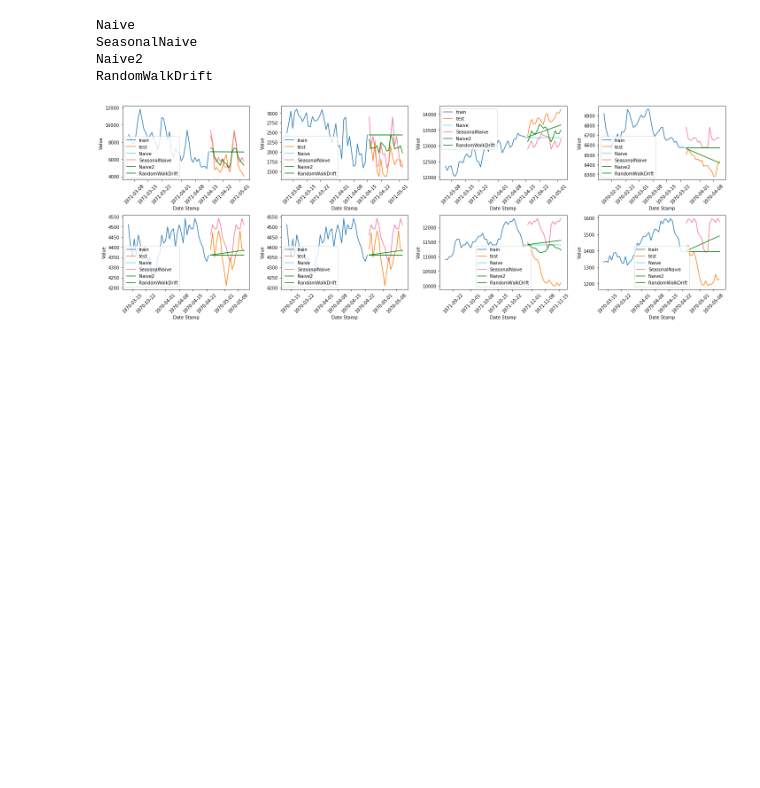
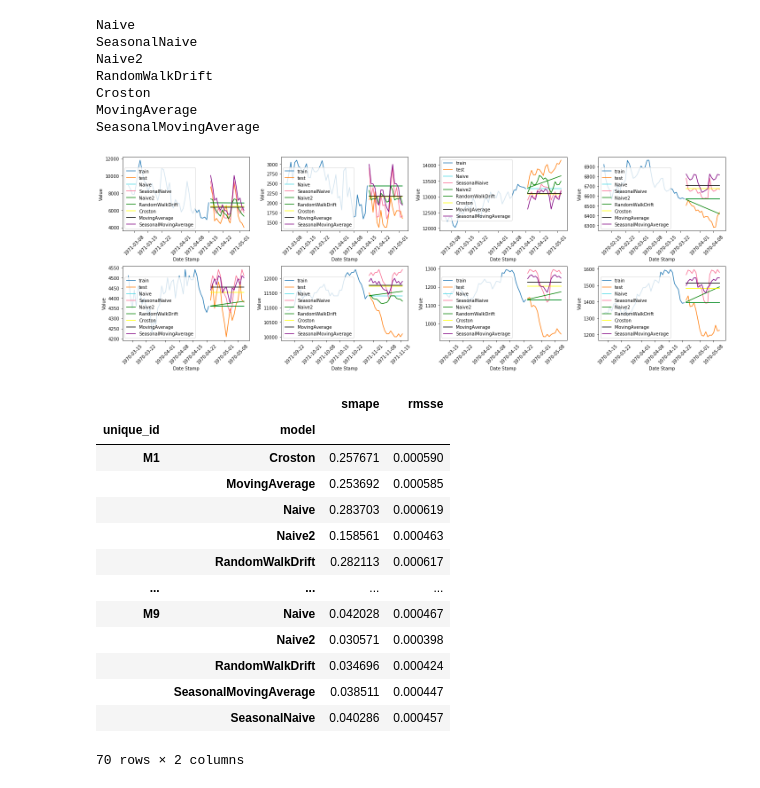
Before and after one commit to stefanialvs/PyForecast, a Jupyter notebook: proof_of_concept.ipynb, the cells around one changed output. Cells and saved outputs as stored; diff of their text form; code cells hidden in the pictures; blank space fills up the shorter version.

Commit message:
Added metrics to the ML pipeline

```diff
--- a/proof_of_concept.ipynb
+++ b/proof_of_concept.ipynb
@@ -32,6 +32,12 @@ def plot_single_serie(uid_df, ax):
              color='green', data=uid_df[-60:], ax=ax, label='Naive2')
     sns.lineplot(x='ds', y='RandomWalkDrift',
              color='green', data=uid_df[-60:], ax=ax, label='RandomWalkDrift')
+    sns.lineplot(x='ds', y='Croston',
+             color='yellow', data=uid_df[-60:], ax=ax, label='Croston')
+    sns.lineplot(x='ds', y='MovingAverage',
+             color='black', data=uid_df[-60:], ax=ax, label='MovingAverage')
+    sns.lineplot(x='ds', y='SeasonalMovingAverage',
+             color='purple', data=uid_df[-60:], ax=ax, label='SeasonalMovingAverage')
 
     # rotate x axis
     ax.tick_params(axis='x', rotation=45)
@@ -88,50 +94,88 @@ seas_dict = {'Hourly': {'seasonality': 24, 'input_size': 24,
              'Yearly': {'seasonality': 1, 'input_size': 4,
                         'output_size': 6}}
 
-def ml_pipeline(dataset_name, num_obs):
+def ml_pipeline(dataset_name, num_obs, models):
     # Read data
     X_train_df, y_train_df, X_test_df, y_test_df = M4_parser(dataset_name, num_obs)
-    h = seas_dict[dataset_name]['output_size']
-    seasonality = seas_dict[dataset_name]['seasonality']
 
     # Pre sort dataframes for efficiency
     X_train_df = X_train_df.set_index(['unique_id', 'ds']).sort_index()
     y_train_df = y_train_df.set_index(['unique_id', 'ds']).sort_index()
     X_test_df = X_test_df.set_index(['unique_id', 'ds']).sort_index()
     y_test_df = y_test_df.set_index(['unique_id', 'ds']).sort_index()
 
     # Train benchmark models
-    models = {'Naive':  Naive(h=h),
-              'SeasonalNaive': SeasonalNaive(h=h, seasonality=seasonality),
-              'Naive2': Naive2(h=h, seasonality=seasonality),
-              'RandomWalkDrift': RandomWalkDrift(h=h)}
-
-    preds = []
+    preds = [y_test_df.y]
     for model_name, model in models.items():
         print(model_name)
         panel_model = PanelModel(model)
         panel_model.fit(X_train_df, y_train_df)
         mod_preds = panel_model.predict(X_test_df)
         mod_preds.name = model_name
         preds.append(mod_preds)
-    preds = pd.concat(preds, axis=1)
+    y_hat_df = pd.concat(preds, axis=1)
 
     # Merge for visualization purpose
     y_train_df['split'] = 'train'
-    y_test_df['split'] = 'test'
-    y_df = y_train_df.append(y_test_df, sort=False)
-    y_df = y_df.merge(preds, on=['unique_id','ds'], how='left')
+    y_hat_df['split'] = 'test'
+    y_df = y_train_df.append(y_hat_df, sort=False)
 
-    return y_df
+    # Evaluation Metrics
+    y_hat_df.drop(columns=['split'], inplace=True)
+    y_hat_df = y_hat_df.reset_index().melt(id_vars=['unique_id', 'ds', 'y'],
+                                       var_name='model', value_name='y_hat')
+    y_hat_df = y_hat_df.groupby(['unique_id', 'model'])
+
+    smapes = y_hat_df.apply(lambda g: smape(y=g['y'], y_hat=g['y_hat']))
+    smapes.name = 'smape'
+
+    mses = y_hat_df.apply(lambda g: smape(y=g['y'], y_hat=g['y_hat']))
+    denoms = y_train_df.groupby('unique_id')['y'].diff().pow(2).groupby('unique_id').mean()
+    rmsses = np.sqrt(mses / denoms)
+    rmsses.name = 'rmsse'
+
+    metrics = pd.concat([smapes, rmsses], axis=1)
+    return y_df, metrics
 
 # Grid Plot
-y_df = ml_pipeline(dataset_name='Monthly', num_obs=10)
+dataset_name = 'Monthly'
+h = seas_dict[dataset_name]['output_size']
+seasonality = seas_dict[dataset_name]['seasonality']
 
-uids = ['M1', 'M2', 'M3', 'M4','M5', 'M5', 'M6', 'M8']
+models = {'Naive':  Naive(h=h),
+          'SeasonalNaive': SeasonalNaive(h=h, seasonality=seasonality),
+          'Naive2': Naive2(h=h, seasonality=seasonality),
+          'RandomWalkDrift': RandomWalkDrift(h=h),
+          'Croston': Croston(kind='classic'),
+          'MovingAverage': MovingAverage(h=h, n_obs=20),
+          'SeasonalMovingAverage': SeasonalMovingAverage(h=h, n_seasons=2,
+                                                         seasonality=seasonality)}
+
+y_df, metrics = ml_pipeline(dataset_name=dataset_name, num_obs=10, models=models)
+
+uids = ['M1', 'M2', 'M3', 'M4','M5', 'M6', 'M7', 'M8']
 plot_grid_series(y_df, uids)
+metrics
 # %% [output]
 Naive
 SeasonalNaive
 Naive2
 RandomWalkDrift
+Croston
+MovingAverage
+SeasonalMovingAverage
-[figure, old version]
+[figure, new version]
+|  |  | smape | rmsse |
+| unique_id | model |  |  |
+| M1 | Croston | 0.257671 | 0.000590 |
+|  | MovingAverage | 0.253692 | 0.000585 |
+|  | Naive | 0.283703 | 0.000619 |
+|  | Naive2 | 0.158561 | 0.000463 |
+|  | RandomWalkDrift | 0.282113 | 0.000617 |
+| ... | ... | ... | ... |
+| M9 | Naive | 0.042028 | 0.000467 |
+|  | Naive2 | 0.030571 | 0.000398 |
+|  | RandomWalkDrift | 0.034696 | 0.000424 |
+|  | SeasonalMovingAverage | 0.038511 | 0.000447 |
+|  | SeasonalNaive | 0.040286 | 0.000457 |
+70 rows × 2 columns
```
Also changed, not shown: parts of 1 cell of this notebook, 1 other file.
